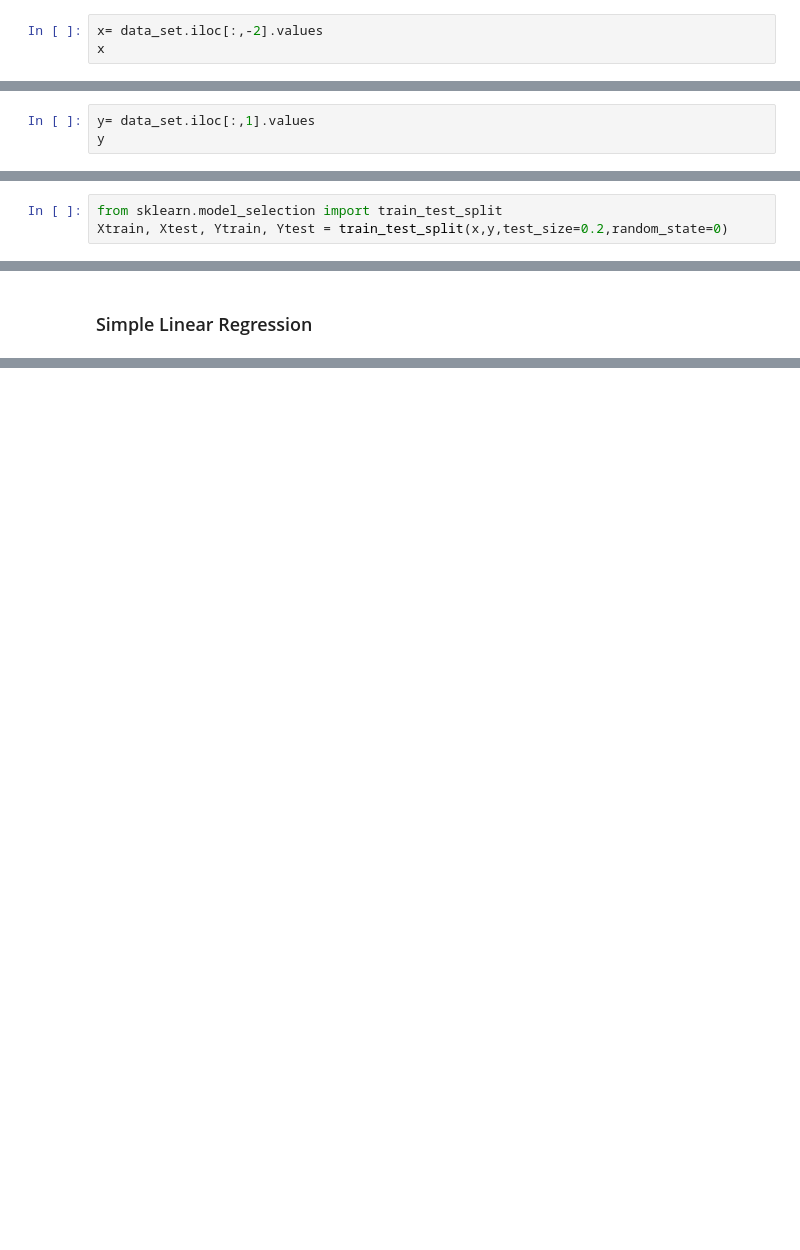
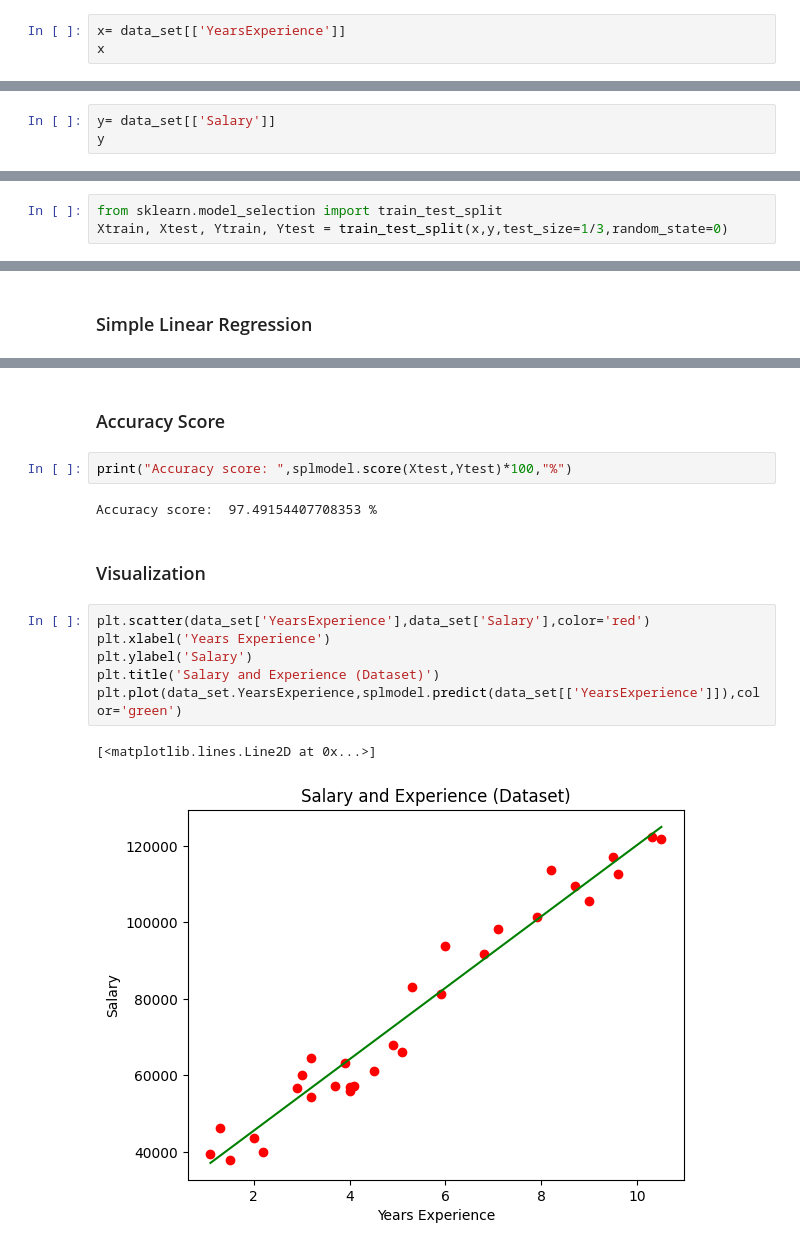
Before and after one commit to mrshakil015/Machine-Learning-Practice, a Jupyter notebook: 02_Simple_Linear_Regression_01.ipynb, the cells around one changed output, grey strips where cells are left out. Saved outputs shown, nothing was run; the diff lists cells and outputs as text; blank space fills up the shorter version.

```diff
--- a/02_Simple_Linear_Regression_01.ipynb
+++ b/02_Simple_Linear_Regression_01.ipynb
@@ -38,4 +58,4 @@ dtype: int64
 # %%
-x= data_set.iloc[:,-2].values
+x= data_set[['YearsExperience']]
 x
 # %% [output]
@@ -45,4 +79,4 @@ array([ 1.1,  1.3,  1.5,  2. ,  2.2,  2.9,  3. ,  3.2,  3.2,  3.7,  3.9,
 # %%
-y= data_set.iloc[:,1].values
+y= data_set[['Salary']]
 y
 # %% [output]
@@ -54,4 +101,4 @@ array([ 39343,  46205,  37731,  43525,  39891,  56642,  60150,  54445,
 #### Splitting the dataset into training and test set
 # %%
 from sklearn.model_selection import train_test_split
-Xtrain, Xtest, Ytrain, Ytest = train_test_split(x,y,test_size=0.2,random_state=0)
+Xtrain, Xtest, Ytrain, Ytest = train_test_split(x,y,test_size=1/3,random_state=0)
@@ -68,0 +238,17 @@ Reshape your data either using array.reshape(-1, 1) if your data has a single fe
+# %% [markdown]
+### Accuracy Score
+# %%
+print("Accuracy score: ",splmodel.score(Xtest,Ytest)*100,"%")
+# %% [output]
+Accuracy score:  97.49154407708353 %
+# %% [markdown]
+### Visualization
+# %%
+plt.scatter(data_set['YearsExperience'],data_set['Salary'],color='red')
+plt.xlabel('Years Experience')
+plt.ylabel('Salary')
+plt.title('Salary and Experience (Dataset)')
+plt.plot(data_set.YearsExperience,splmodel.predict(data_set[['YearsExperience']]),color='green')
+# %% [output]
+[<matplotlib.lines.Line2D at 0x...>]
+[figure, added]
```
Also changed, not shown: parts of 16 cells of this notebook, 2 other files.
